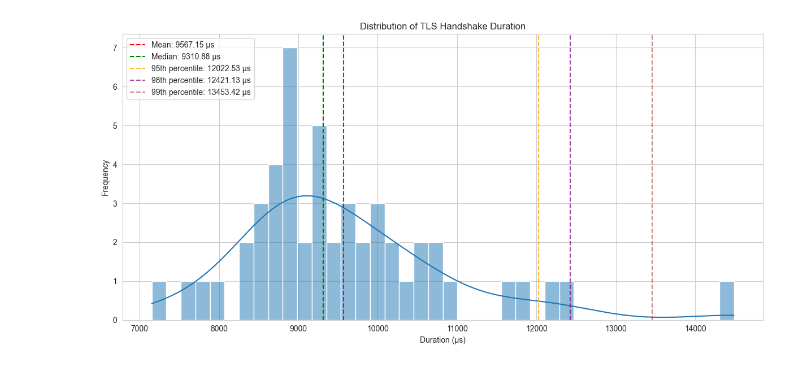
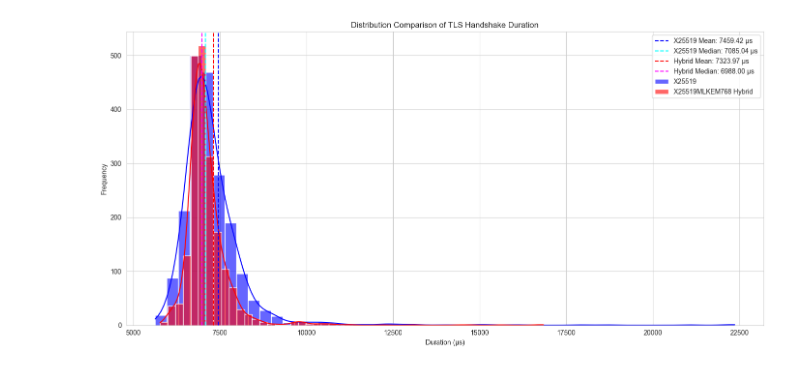
Before and after one commit to linukaratnayake/x25519mlkem768_x25519_perf_analysis, a Jupyter notebook: results/visualize_results.ipynb, the cells around one changed output. Drawn from its saved outputs; the diff is of its cells as text; code cells hidden in the pictures.

Commit message:
Improve data analysis

```diff
--- a/results/visualize_results.ipynb
+++ b/results/visualize_results.ipynb
@@ -39,9 +42,13 @@ from statsmodels.distributions.empirical_distribution import ECDF
 sns.set_style('whitegrid')
 plt.rcParams['figure.figsize'] = (12, 6)
 # %%
-# Load the CSV file
-df = pd.read_csv('timings.csv')
+# Load the CSV files
+df_x25519 = pd.read_csv('timings_x25519.csv')
+df_hybrid = pd.read_csv('timings_hybrid.csv')
 
-# Display the first few rows
-df.head()
+# Display the first few rows of each dataset
+print("X25519 Dataset:")
+display(df_x25519.head())
+print("\nX25519MLKEM768 Hybrid Dataset:")
+display(df_hybrid.head())
 # %% [output]
@@ -118,22 +192,46 @@ plt.show()
 # %%
-# Create a histogram to see the distribution of handshake times
-plt.figure(figsize=(12, 6))
-sns.histplot(df['duration_microseconds'], kde=True, bins=40)
-plt.axvline(x=stats['mean'], color='r', linestyle='--', label=f'Mean: {stats["mean"]:.2f} μs')
-plt.axvline(x=stats['50%'], color='g', linestyle='--', label=f'Median: {stats["50%"]:.2f} μs')
+# Create histograms to compare the distribution of handshake times
+plt.figure(figsize=(14, 7))
 
-# Add percentile lines
-for p, color, alpha in zip([0.95, 0.98, 0.99], ['orange', 'purple', 'brown'], [0.8, 0.7, 0.6]):
-    p_value = df['duration_microseconds'].quantile(p)
-    plt.axvline(x=p_value, color=color, linestyle='--', alpha=alpha,
-                label=f'{int(p*100)}th percentile: {p_value:.2f} μs')
+# Filter out the extreme outliers for better visualization
+x25519_filtered = df_x25519[df_x25519['duration_microseconds'] < stats_x25519['75%'] * 3]
+hybrid_filtered = df_hybrid[df_hybrid['duration_microseconds'] < stats_hybrid['75%'] * 3]
 
-plt.title('Distribution of TLS Handshake Duration')
+# Calculate best bin sizes using Freedman-Diaconis rule
+def freedman_diaconis(data):
+    iqr = np.percentile(data, 75) - np.percentile(data, 25)
+    bin_width = 2 * iqr / (len(data) ** (1/3))
+    bins = int((data.max() - data.min()) / bin_width) if bin_width > 0 else 30
+    return max(10, min(bins, 50))  # Ensure bins are between 10 and 50
+
+bins_x25519 = freedman_diaconis(x25519_filtered['duration_microseconds'])
+bins_hybrid = freedman_diaconis(hybrid_filtered['duration_microseconds'])
+bins = max(bins_x25519, bins_hybrid)
+
+# Create histograms with appropriate bin sizes
+sns.histplot(x25519_filtered['duration_microseconds'], kde=True, bins=bins,
+             color='blue', alpha=0.6, label='X25519', legend=True)
+sns.histplot(hybrid_filtered['duration_microseconds'], kde=True, bins=bins,
+             color='red', alpha=0.6, label='X25519MLKEM768 Hybrid', legend=True)
+
+# Add mean and median lines for X25519
+plt.axvline(x=stats_x25519['mean'], color='blue', linestyle='--',
+            label=f'X25519 Mean: {stats_x25519["mean"]:.2f} μs')
+plt.axvline(x=stats_x25519['50%'], color='cyan', linestyle='--',
+            label=f'X25519 Median: {stats_x25519["50%"]:.2f} μs')
+
+# Add mean and median lines for Hybrid
+plt.axvline(x=stats_hybrid['mean'], color='red', linestyle='--',
+            label=f'Hybrid Mean: {stats_hybrid["mean"]:.2f} μs')
+plt.axvline(x=stats_hybrid['50%'], color='magenta', linestyle='--',
+            label=f'Hybrid Median: {stats_hybrid["50%"]:.2f} μs')
+
+plt.title('Distribution Comparison of TLS Handshake Duration')
 plt.xlabel('Duration (μs)')
 plt.ylabel('Frequency')
 plt.legend()
 plt.tight_layout()
-plt.savefig('tls_handshake_distribution.png', dpi=300)
+plt.savefig('tls_handshake_distribution_comparison.png', dpi=300)
 plt.show()
 # %% [output]
-[figure, old version]
+[figure, new version]
```
Also changed, not shown: parts of 11 cells of this notebook, 1 other file.
